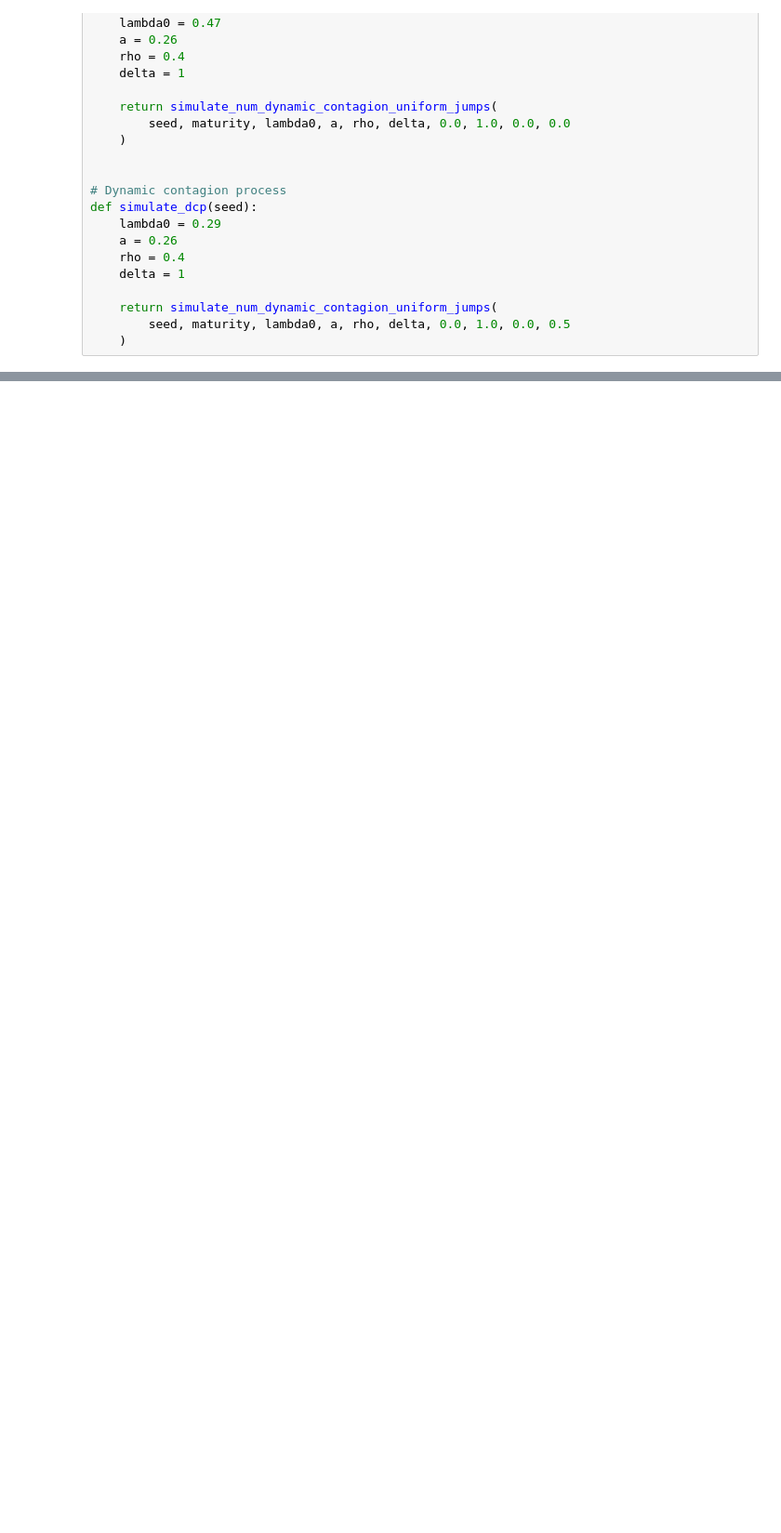
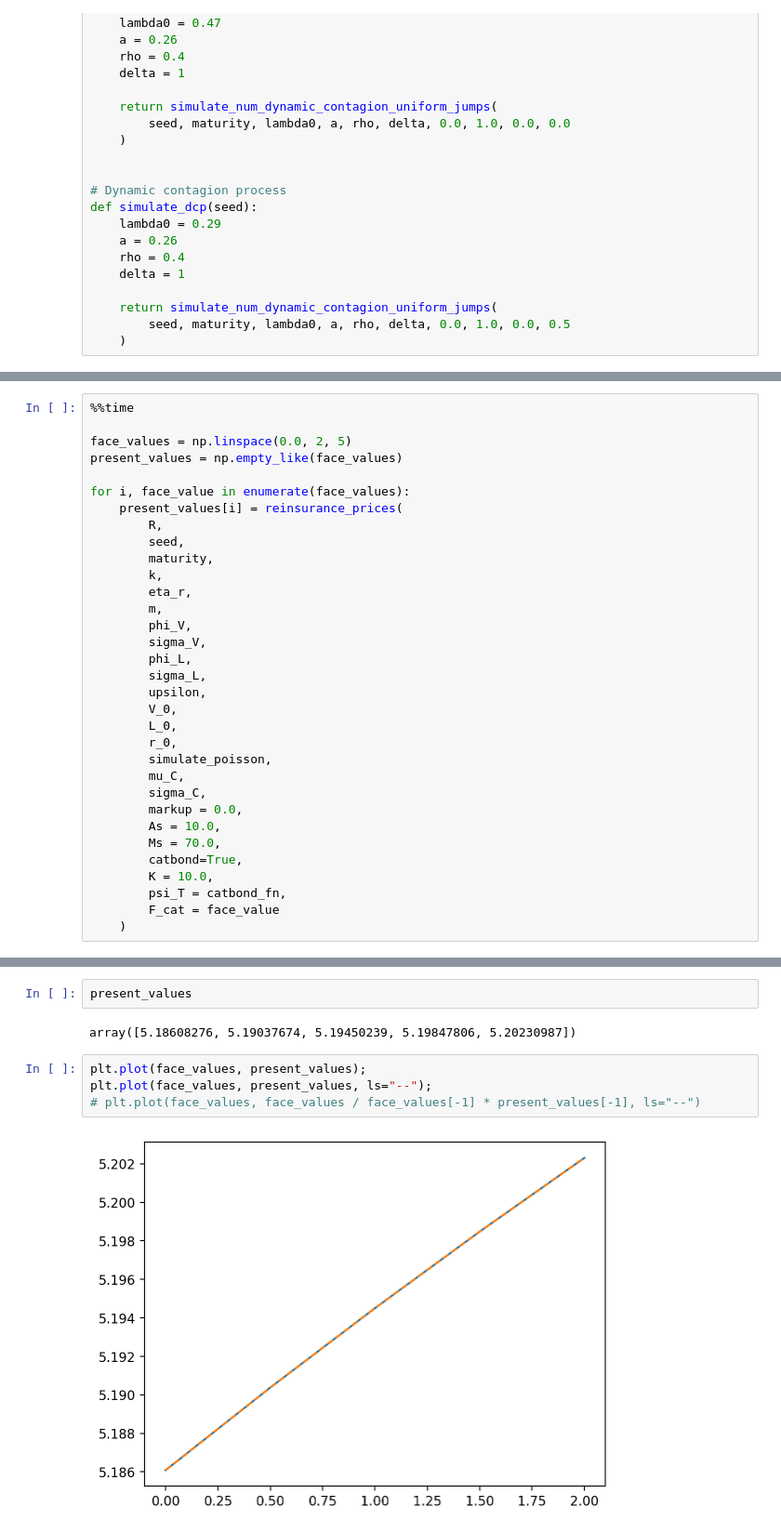
Before and after one commit to Pat-Laub/catastrophe-reinsurance-pricing-compound-point-process, a Jupyter notebook: notebooks/test_catbond.ipynb, the cells around one changed output, grey strips where cells are left out. Shown at 93% size. Drawn from its saved outputs; the diff is of its cells as text; blank space fills up the shorter version.

Commit message:
Estimate price of issuing a catbond

```diff
--- a/notebooks/test_catbond.ipynb
+++ b/notebooks/test_catbond.ipynb
@@ -490,0 +187,33 @@ Wall time: 1.7 s
+# %%
+%%time
+
+face_values = np.linspace(0.0, 2, 5)
+present_values = np.empty_like(face_values)
+
+for i, face_value in enumerate(face_values):
+	present_values[i] = reinsurance_prices(
+		R,
+		seed,
+		maturity,
+		k,
+		eta_r,
+		m,
+		phi_V,
+		sigma_V,
+		phi_L,
+		sigma_L,
+		upsilon,
+		V_0,
+		L_0,
+		r_0,
+		simulate_poisson,
+		mu_C,
+		sigma_C,
+		markup = 0.0,
+		As = 10.0,
+		Ms = 70.0,
+		catbond=True,
+		K = 10.0,
+		psi_T = catbond_fn,
+		F_cat = face_value
+	)
@@ -490,0 +223,10 @@ Wall time: 1.7 s
+# %%
+present_values
+# %% [output]
+array([5.18608276, 5.19037674, 5.19450239, 5.19847806, 5.20230987])
+# %%
+plt.plot(face_values, present_values);
+plt.plot(face_values, present_values, ls="--");
+# plt.plot(face_values, face_values / face_values[-1] * present_values[-1], ls="--")
+# %% [output]
+[figure, added]
```
Also changed, not shown: parts of 41 cells of this notebook, 2 other files.
